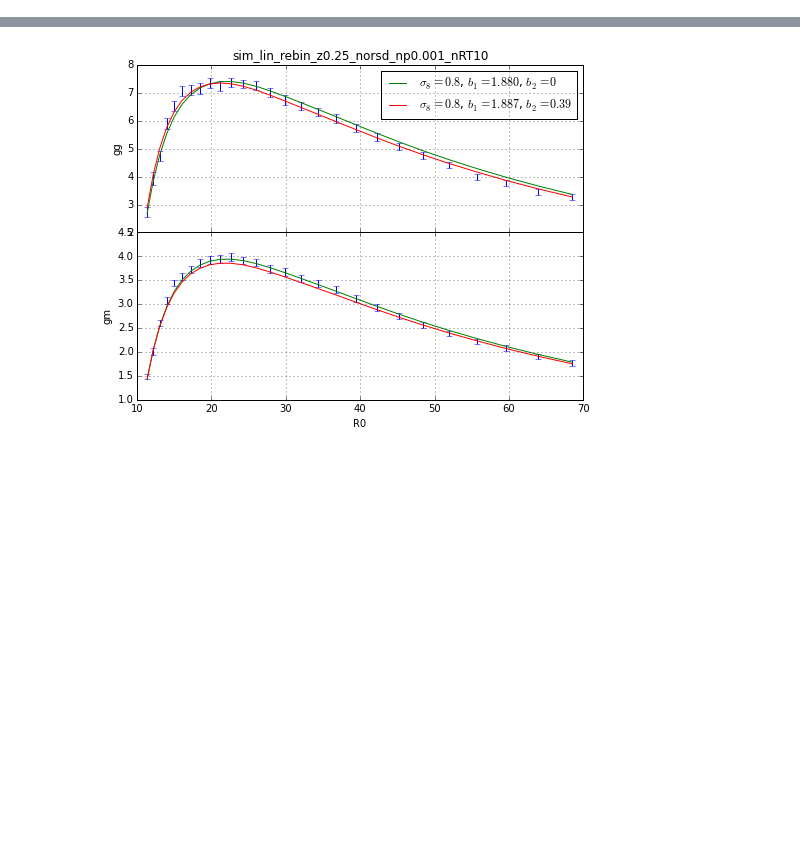
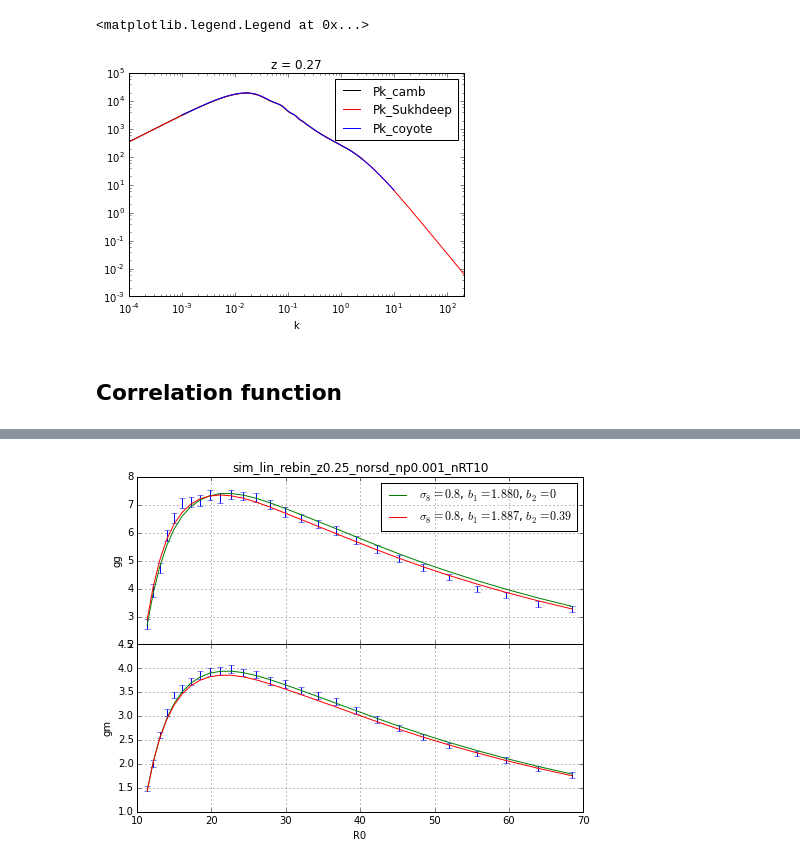
Before and after one commit to ja-vazquez/Upsilon, a Jupyter notebook: Results/plots.ipynb, the cells around one changed output, grey strips where cells are left out. Cells and saved outputs as stored; diff of their text form; code cells hidden in the pictures; blank space fills up the shorter version.

```diff
--- a/Results/plots.ipynb
+++ b/Results/plots.ipynb
@@ -6,0 +10,8 @@ import matplotlib.pyplot as plt
+# %%
+#read files
+
+#%cat 'data/test_Pk_camb.dat'
+Pk_camb   = pd.read_csv('data/test_Pk_camb.dat',   names=['k', 'Pk_camb'], index_col=['k'], sep='\s+')
+Pk_coyote = pd.read_csv('data/test_Pk_coyote.dat', names=['k', 'Pklin', 'Pk_coyote'], index_col=['k'], sep='\s+')
+Pk_Suk    = pd.read_csv('data/test_Pk_Suk27.dat',  names=['k', 'Pk_Sukhdeep'], index_col=['k'], sep='\s+')
+Pk_camb.head()
@@ -6,0 +26,17 @@ import matplotlib.pyplot as plt
+# %%
+#plot files
+
+fig = plt.figure()
+ax  = fig.add_subplot(1, 1, 1)
+Pk_camb.plot(ax= ax, style='k')
+Pk_Suk['Pk_Sukhdeep'].plot(ax =ax, style ='r-')
+Pk_coyote['Pk_coyote'].plot(ax =ax, style ='b-')
+ax.set_yscale('log')
+ax.set_xscale('log')
+ax.set_title('z = 0.27')
+plt.legend(loc= 'best')
+# %% [output]
+<matplotlib.legend.Legend at 0x...>
+[figure, added]
+# %% [markdown]
+## Correlation function
```
Also changed, not shown: parts of 14 cells of this notebook, 10 other files.
